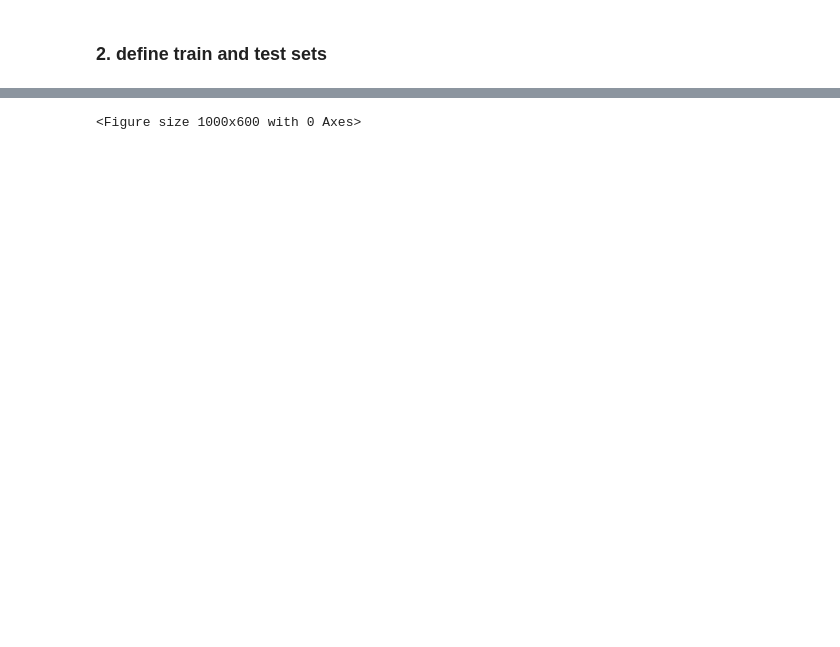
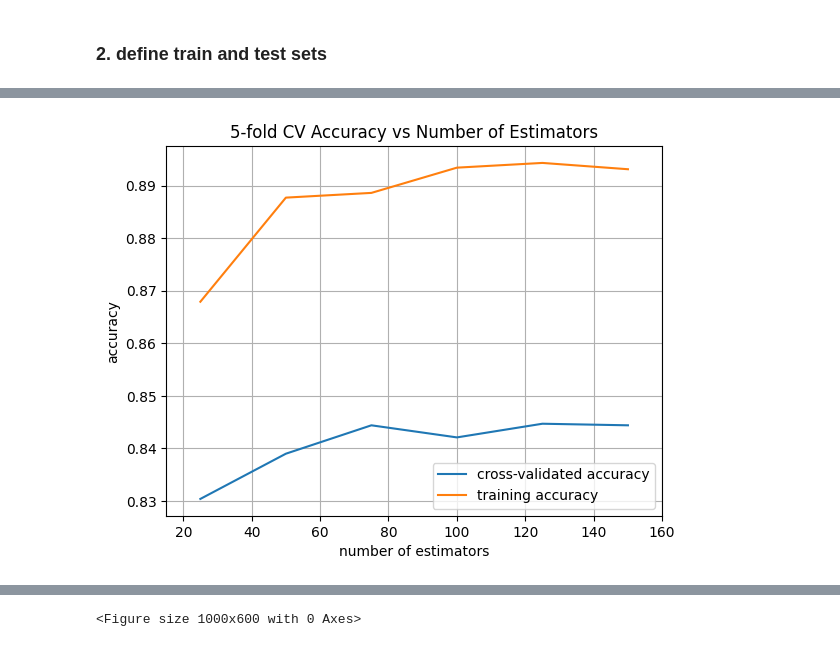
Before and after one commit to nisharonn/US-Economic-Recovery-Post-COVID-19, a Jupyter notebook: rand_forest.ipynb, the cells around one changed output, grey strips where cells are left out. Drawn from its saved outputs; the diff is of its cells as text; code cells hidden in the pictures; blank space fills up the shorter version.

```diff
--- a/rand_forest.ipynb
+++ b/rand_forest.ipynb
@@ -130,0 +253,14 @@ results.head()
+# %%
+# plot f1 results
+plt.figure()
+plt.plot(df.index, df['cv_accuracy'], label='cross-validated accuracy')
+plt.plot(df.index, df['training_accuracy'], label='training accuracy')
+plt.xlim(min(n)-10, max(n)+10)
+plt.grid()
+plt.xlabel('number of estimators')
+plt.ylabel('accuracy')
+plt.title('5-fold CV Accuracy vs Number of Estimators')
+plt.legend()
+plt.show()
+# %% [output]
+[figure, added]
```
Also changed, not shown: parts of 32 cells of this notebook, 6 other files.
